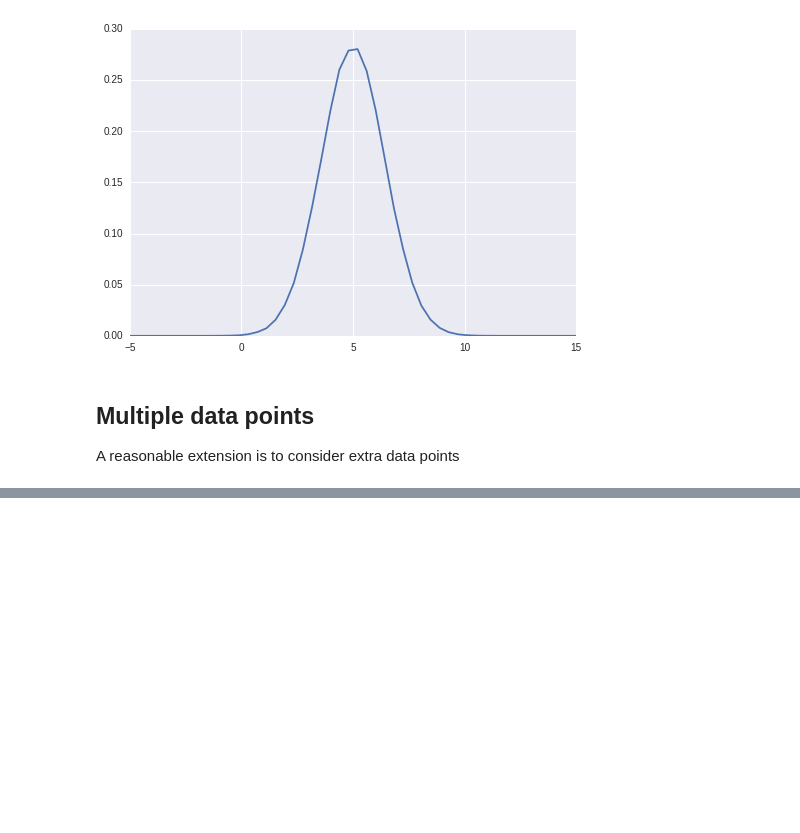
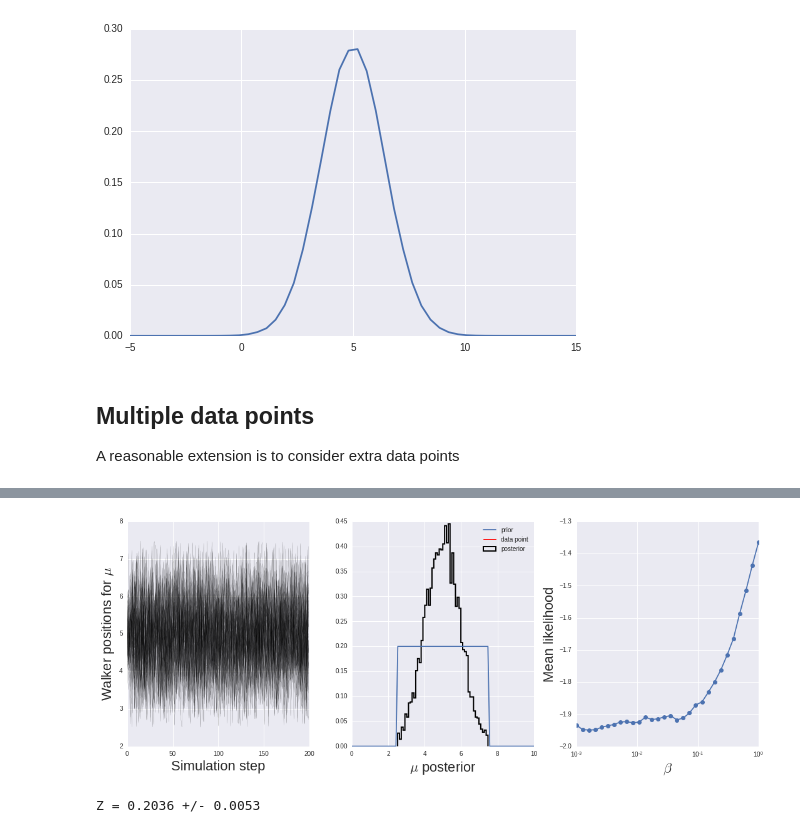
Before and after one commit to GregoryAshton/GregoryAshton.github.io, a Jupyter notebook: _notebooks/2015-08-19-Investigating-the-effect-of-the-prior-on-the-evidence.ipynb, the cells around one changed output, grey strips where cells are left out. Saved outputs shown, nothing was run; the diff lists cells and outputs as text; code cells hidden in the pictures; blank space fills up the shorter version.

```diff
--- a/_notebooks/2015-08-19-Investigating-the-effect-of-the-prior-on-the-evidence.ipynb
+++ b/_notebooks/2015-08-19-Investigating-the-effect-of-the-prior-on-the-evidence.ipynb
@@ -196 +196,6 @@ Z = 5.315e-07 +/- 5.103e-08
+# %%
+run('unif', 2.5, 7.5, x=np.random.normal(5, 0.1, 1))
+# %% [output]
+[figure, added]
+Z = 0.2036 +/- 0.0053
 # %%
```
Also changed, not shown: parts of 5 cells of this notebook, 2 other files.
